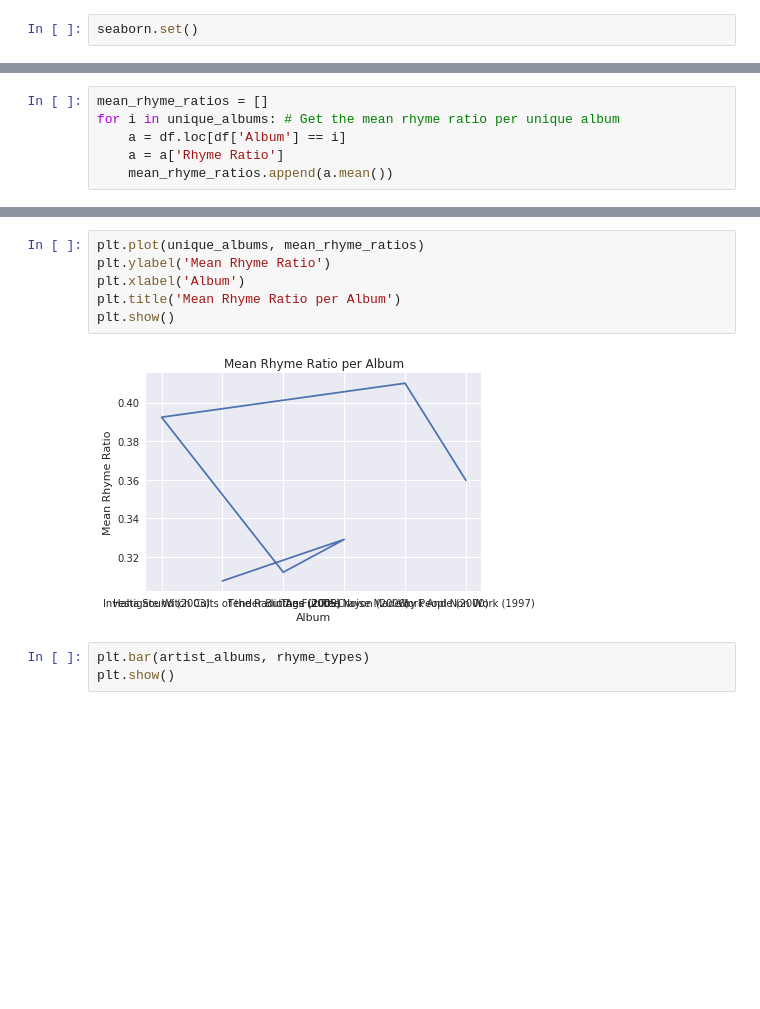
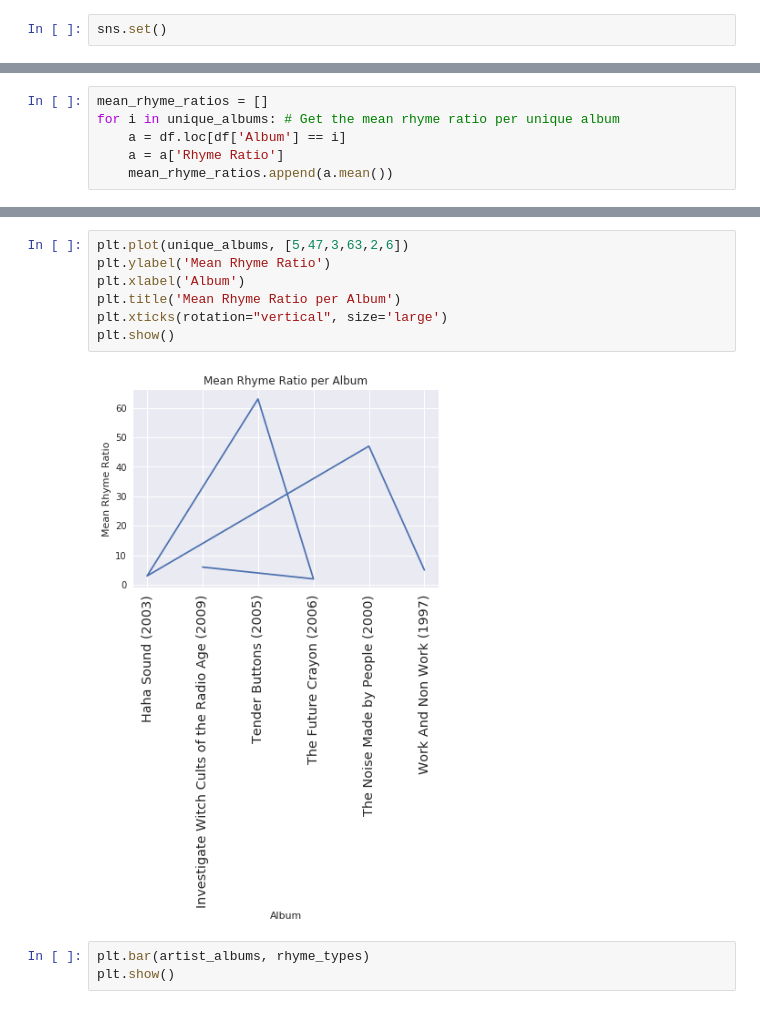
Before and after one commit to Gbachant/rhyme-scheme, a Jupyter notebook: rhyme-scheme.ipynb, the cells around one changed output, grey strips where cells are left out. Saved outputs shown, nothing was run; the diff lists cells and outputs as text; blank space fills up the shorter version.

```diff
--- a/rhyme-scheme.ipynb
+++ b/rhyme-scheme.ipynb
@@ -7,5 +8,5 @@ import seaborn
 # %%
-seaborn.set()
+sns.set()
 # %%
 def get_rhyme_ratio(poem):
     """
@@ -154,11 +186,12 @@ for i in unique_albums: # Get the mean rhyme ratio per unique album
 # %%
-plt.plot(unique_albums, mean_rhyme_ratios)
+plt.plot(unique_albums, [5,47,3,63,2,6])
 plt.ylabel('Mean Rhyme Ratio')
 plt.xlabel('Album')
 plt.title('Mean Rhyme Ratio per Album')
+plt.xticks(rotation="vertical", size='large')
 plt.show()
 # %% [output]
-[figure, old version]
+[figure, new version]
 # %%
 plt.bar(artist_albums, rhyme_types)
 plt.show()
```
Also changed, not shown: parts of 12 cells of this notebook.
